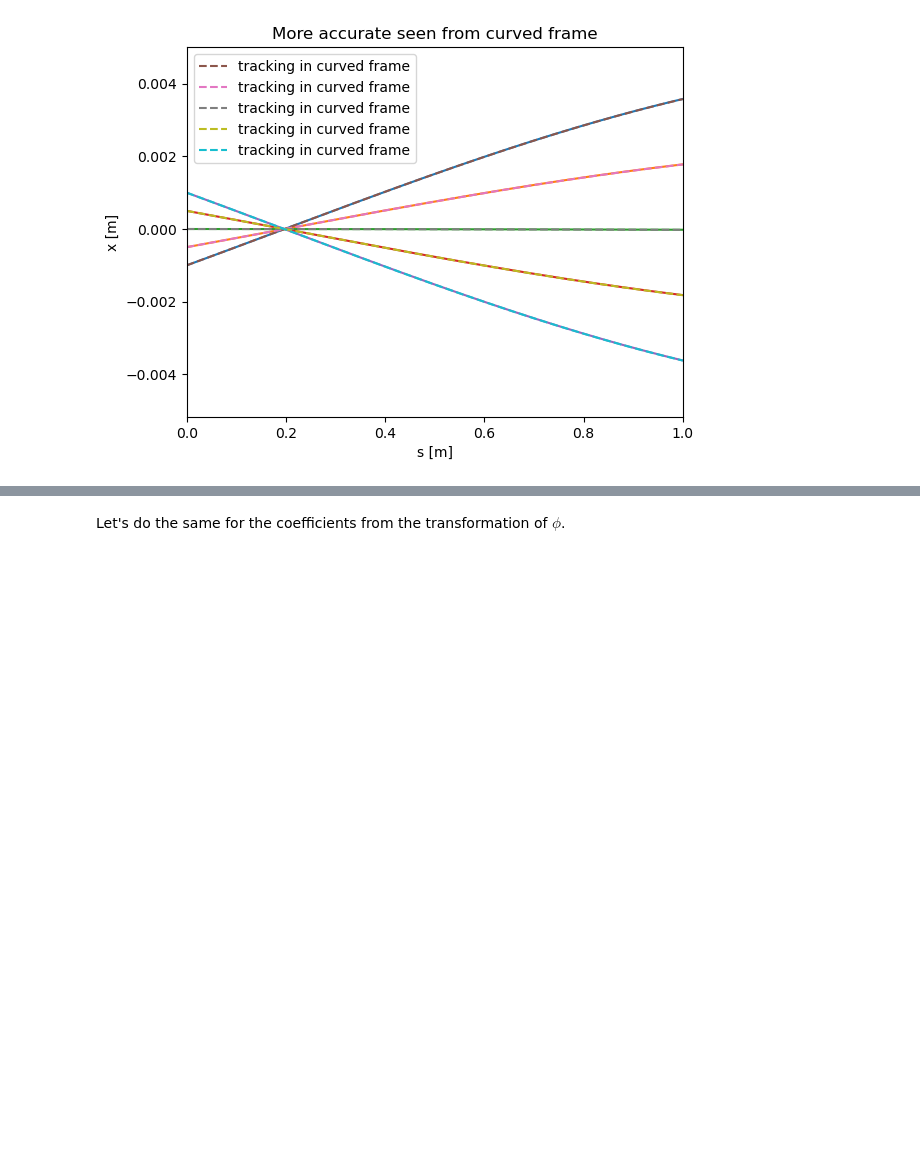
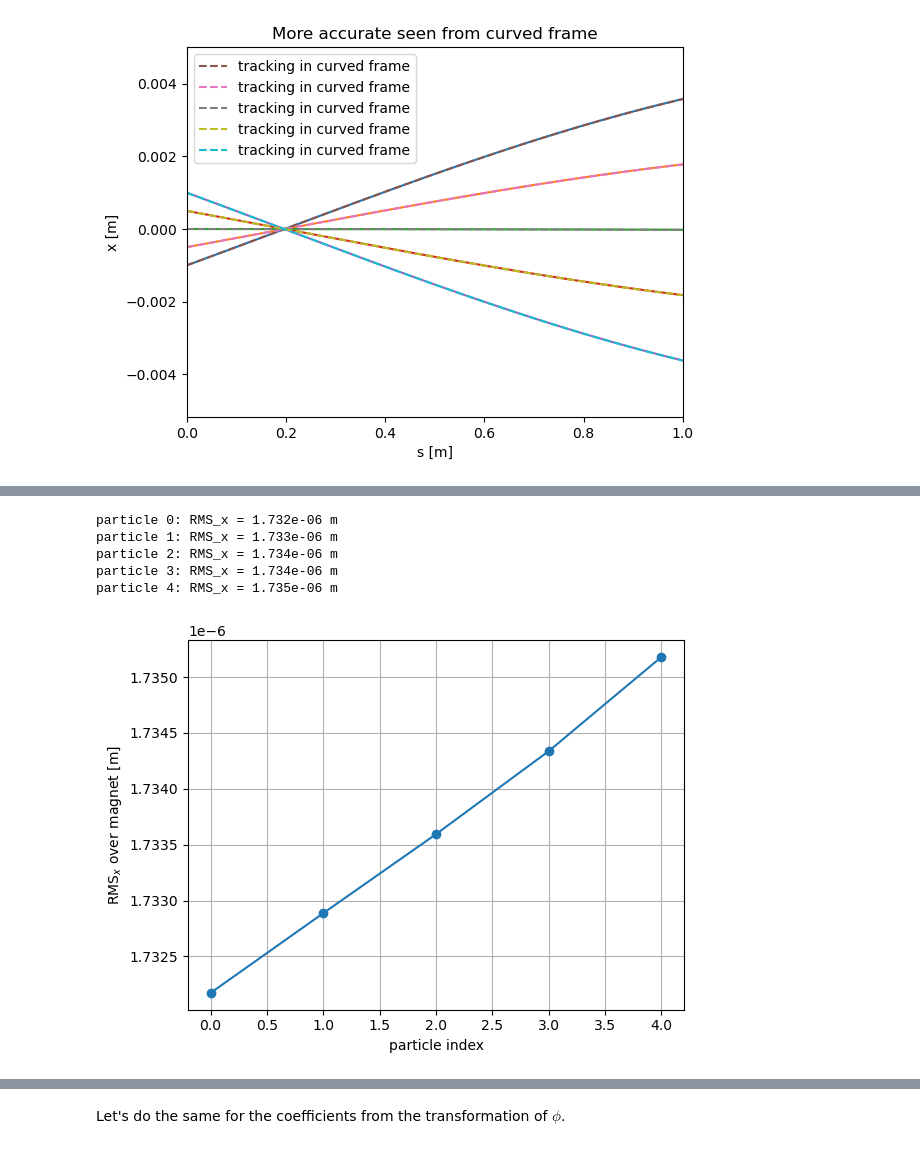
Before and after one commit to marcoliniF/bpmeth, a Jupyter notebook: preliminaryTrials/6.1track_framecomparisonnb.ipynb, the cells around one changed output, grey strips where cells are left out. Drawn from its saved outputs; the diff is of its cells as text; code cells hidden in the pictures; blank space fills up the shorter version.

```diff
--- a/preliminaryTrials/6.1track_framecomparisonnb.ipynb
+++ b/preliminaryTrials/6.1track_framecomparisonnb.ipynb
@@ -515,0 +522,60 @@ plt.legend()
+# %%
+rms_x_list = []
+
+for i, (sb, sa) in enumerate(zip(sol_strbetter, sol_curved)):
+    # --- straight-frame tracking ---
+    sbar_str = sb.t        # straight longitudinal coordinate \bar{s}
+    xbar_str = sb.y[0]     # straight transverse coordinate \bar{x}
+
+    # --- curved-frame tracking, transformed into straight frame ---
+    s_curv = sa.t          # Frenet s
+    x_curv = sa.y[0]       # Frenet x
+
+    # transform (x,s) → (\bar{x}, \bar{s}) in straight frame
+    sbar_from_curv = (rho + x_curv) * np.sin(s_curv / rho)
+    xbar_from_curv = -rho + (rho + x_curv) * np.cos(s_curv / rho)
+
+    # restrict to common longitudinal range in straight frame
+    sbar_min = max(sbar_str.min(), sbar_from_curv.min())
+    sbar_max = min(sbar_str.max(), sbar_from_curv.max())
+    if sbar_max <= sbar_min:
+        print(f"particle {i}: no overlap in sbar range, skipping")
+        continue
+
+    # common straight-frame grid
+    sbar_common = np.linspace(sbar_min, sbar_max, 500)
+
+    # interpolate straight tracking onto sbar_common
+    xbar_str_common = PchipInterpolator(sbar_str, xbar_str)(sbar_common)
+
+    # interpolate curved→straight tracking onto sbar_common
+    # sort because sbar_from_curv may not be monotone
+    idx_curv = np.argsort(sbar_from_curv)
+    sbar_sorted = sbar_from_curv[idx_curv]
+    xbar_sorted = xbar_from_curv[idx_curv]
+
+    xbar_curv_common = PchipInterpolator(sbar_sorted, xbar_sorted)(sbar_common)
+
+    # pointwise difference
+    dx = xbar_str_common - xbar_curv_common
+
+    # RMS transverse difference over the magnet
+    rms_x = np.sqrt(np.mean(dx**2))
+    rms_x_list.append(rms_x)
+
+    print(f"particle {i}: RMS_x = {rms_x:.3e} m")
+
+# summary plot over particles
+plt.figure()
+plt.plot(range(len(rms_x_list)), rms_x_list, "o-")
+plt.xlabel("particle index")
+plt.ylabel(r"RMS$_x$ over magnet [m]")
+plt.grid(True)
+plt.show()
+# %% [output]
+particle 0: RMS_x = 1.732e-06 m
+particle 1: RMS_x = 1.733e-06 m
+particle 2: RMS_x = 1.734e-06 m
+particle 3: RMS_x = 1.734e-06 m
+particle 4: RMS_x = 1.735e-06 m
+[figure, added]
```
Also changed, not shown: parts of 9 cells of this notebook.
